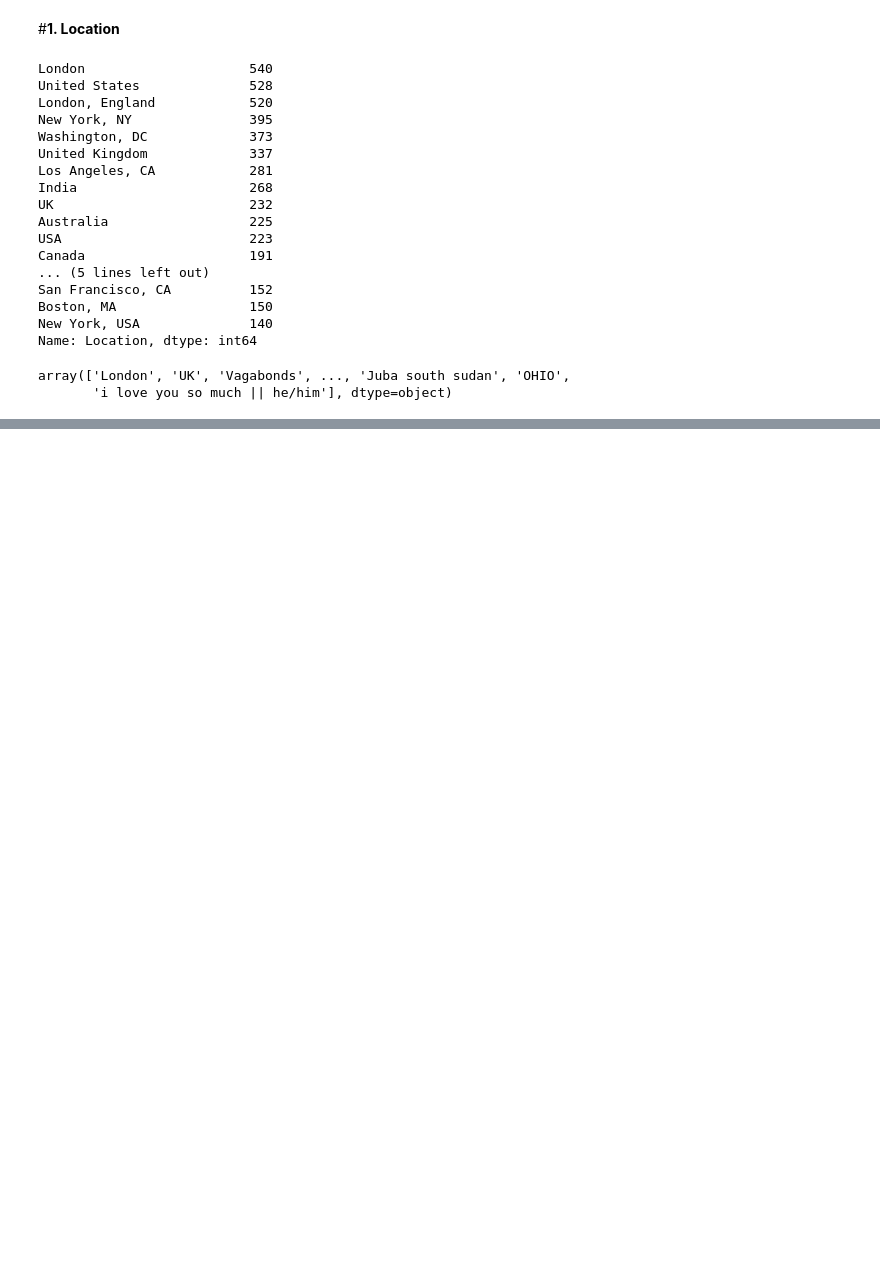
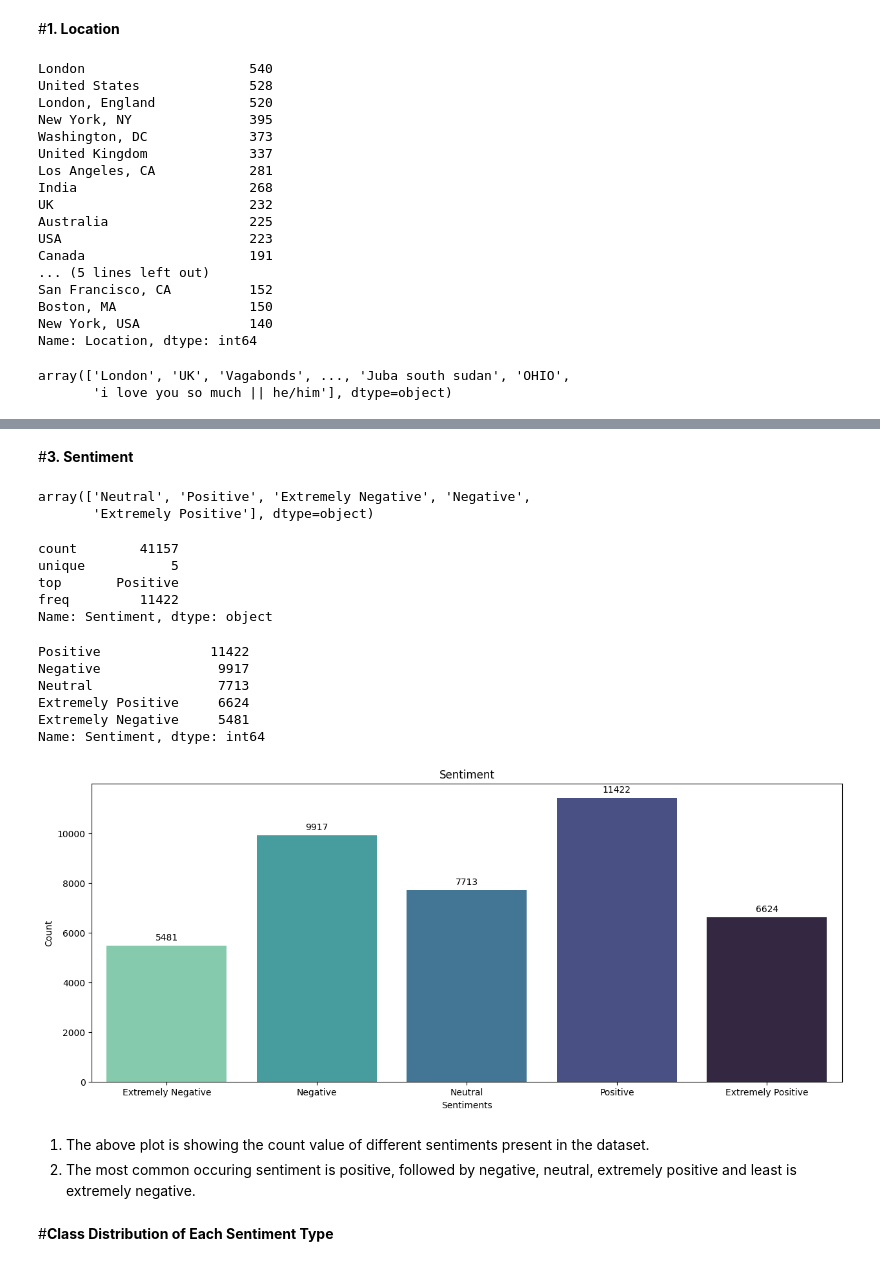
Before and after one commit to Ankita-chouhan-github/Sentiment-Analysis-of-COVID-19-tweets, a Jupyter notebook: COVID_19_Tweet_Sentiment_Analysis.ipynb, the cells around one changed output, grey strips where cells are left out. Saved outputs shown, nothing was run; the diff lists cells and outputs as text; code cells hidden in the pictures; blank space fills up the shorter version.

```diff
--- a/COVID_19_Tweet_Sentiment_Analysis.ipynb
+++ b/COVID_19_Tweet_Sentiment_Analysis.ipynb
@@ -172,0 +288,47 @@ array(['London', 'UK', 'Vagabonds', ..., 'Juba south sudan', 'OHIO',
+# %% [markdown]
+#**3. Sentiment**
+# %%
+# Checking unique values in Sentiment
+df_model.Sentiment.unique()
+# %% [output]
+array(['Neutral', 'Positive', 'Extremely Negative', 'Negative',
+       'Extremely Positive'], dtype=object)
+# %%
+# Describing the sentiments
+df_model.Sentiment.describe()
+# %% [output]
+count        41157
+unique           5
+top       Positive
+freq         11422
+Name: Sentiment, dtype: object
+# %%
+# Checking sentiment count value
+df_model.Sentiment.value_counts()
+# %% [output]
+Positive              11422
+Negative               9917
+Neutral                7713
+Extremely Positive     6624
+Extremely Negative     5481
+Name: Sentiment, dtype: int64
+# %%
+# Plotting the Sentiments count value as countplot
+plt.figure(figsize=(15,6))
+splot = sns.countplot(x='Sentiment', data=df_model, order=['Extremely Negative', 'Negative', 'Neutral', 'Positive', 'Extremely Positive'], palette="mako_r")
+# adding annotation
+for p in splot.patches:
+    splot.annotate(format(p.get_height(), '.0f'), (p.get_x() + p.get_width() / 2., p.get_height()), ha = 'center', va = 'center', xytext = (0,9), textcoords = 'offset points')
+plt.title("Sentiment")
+plt.ylabel("Count", fontsize = 10)
+plt.xlabel("Sentiments",fontsize = 10)
+plt.show()
+# %% [output]
+[figure, added]
+# %% [markdown]
+
+
+1.   The above plot is showing the count value of different sentiments present in the dataset.
+2. The most common occuring sentiment is positive, followed by negative, neutral, extremely positive and least is extremely negative.
+# %% [markdown]
+#**Class Distribution of Each Sentiment Type**
```
Also changed, not shown: parts of 21 cells of this notebook.
